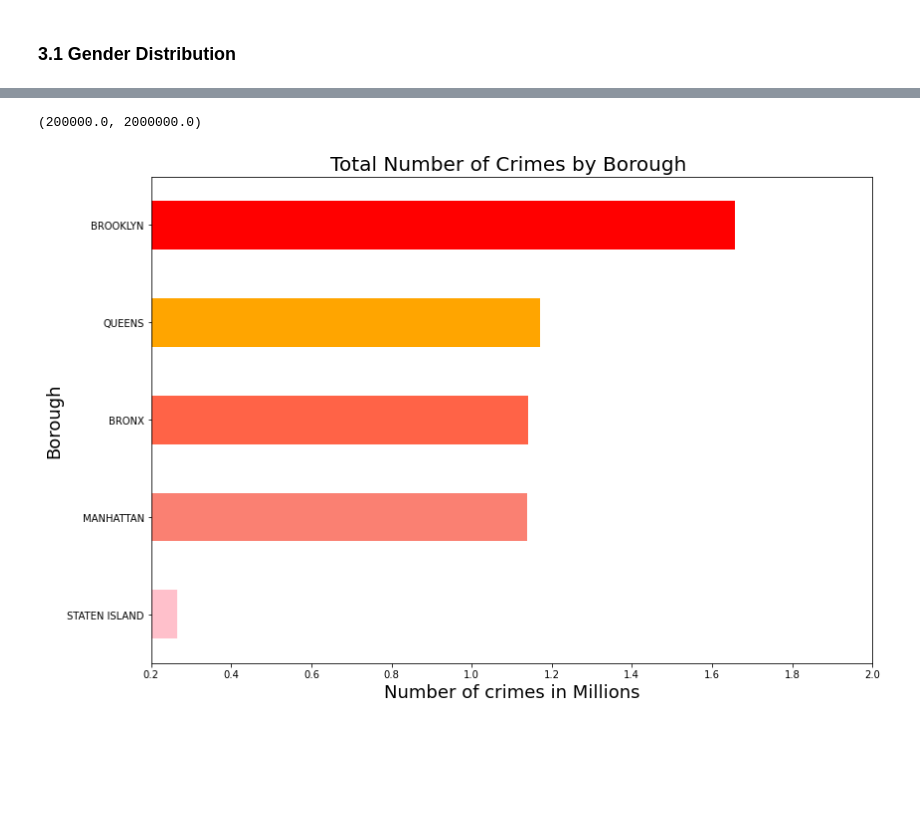
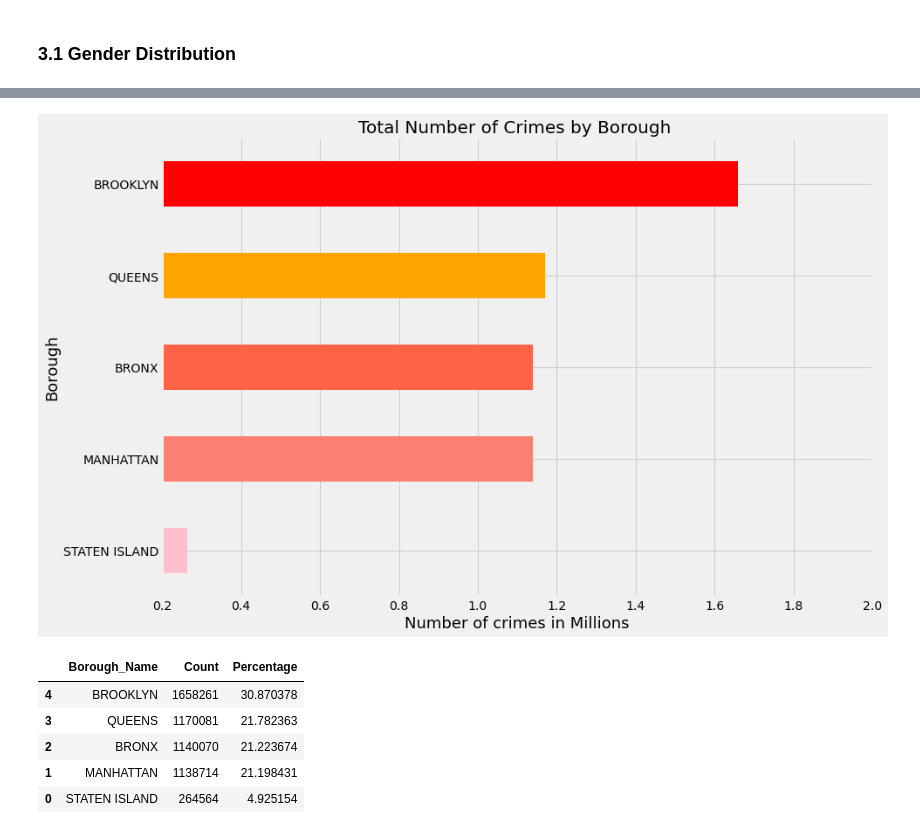
Before and after one commit to moutasam/NYC-Complaints-Python-Project, a Jupyter notebook: NYC Crimes Analysis.ipynb, the cells around one changed output, grey strips where cells are left out. Cells and saved outputs as stored; diff of their text form; code cells hidden in the pictures; blank space fills up the shorter version.

```diff
--- a/NYC Crimes Analysis.ipynb
+++ b/NYC Crimes Analysis.ipynb
@@ -465,13 +489,31 @@ plt.show()
 # %%
+matplotlib.style.use('fivethirtyeight')
+
 
 Tcrime = new_df.OFNS_DESC.value_counts().iloc[:10].sort_values()
+
+crimesall = new_df.OFNS_DESC.value_counts().sort_values()
+
+TcrimeD = pd.DataFrame({'Crime_Type':crimesall.index, 'Count':crimesall.values})
+TcrimeD['Percentage']= (TcrimeD['Count']/ TcrimeD['Count'].sum())* 100
+
+
 plt.figure(figsize=(14, 10))
 ax = Tcrime.plot(kind='barh' ,rot=0)
 ax.set_title("Top 10 crimes in NYC ", y = 1, fontsize=20)
 ax.set_ylabel('Crime Types', fontsize=18)
 ax.set_xlabel('Number of crimes in Millions', fontsize=18)
 
+
+
 ax.xaxis.set_major_formatter(FuncFormatter(millions_formatter))
 
 plt.xlim([0, 1500000])
+
+
+plt.show()
+
+
+
+display(TcrimeD.sort_values(by='Percentage', ascending=False))
 # %% [output]
@@ -480,19 +538,38 @@ plt.xlim([0, 1500000])
 # %%
+matplotlib.style.use('fivethirtyeight')
+
 Boro = new_df['Borough_Name'].value_counts().sort_values()
+
+BoroD = pd.DataFrame({'Borough_Name':Boro.index, 'Count':Boro.values})
+BoroD['Percentage']= (BoroD['Count']/ BoroD['Count'].sum())* 100
+
 
 plt.figure(figsize=(13, 9))
 ax = Boro.plot(kind='barh',color=['pink', 'Salmon','Tomato','orange','red'] ,rot=0)
 ax.set_title("Total Number of Crimes by Borough ", y = 1, fontsize=20)
 ax.set_ylabel('Borough', fontsize=18)
 ax.set_xlabel('Number of crimes in Millions', fontsize=18)
 
+
+
 ax.xaxis.set_major_formatter(FuncFormatter(millions_formatter))
 
 plt.xlim([200000, 2000000])
 
 #plt.xticks([200000,400000,600000,800000,1000000,1200000,1400000,1600000,1800000,2000000])
+
+plt.show()
+
+
+
+display(BoroD.sort_values(by='Percentage', ascending=False))
 # %% [output]
-(200000.0, 2000000.0)
-[figure, old version]
+[figure, new version]
+|  | Borough_Name | Count | Percentage |
+| 4 | BROOKLYN | 1658261 | 30.870378 |
+| 3 | QUEENS | 1170081 | 21.782363 |
+| 2 | BRONX | 1140070 | 21.223674 |
+| 1 | MANHATTAN | 1138714 | 21.198431 |
+| 0 | STATEN ISLAND | 264564 | 4.925154 |
 # %%
 
```
Also changed, not shown: parts of 19 cells of this notebook.
